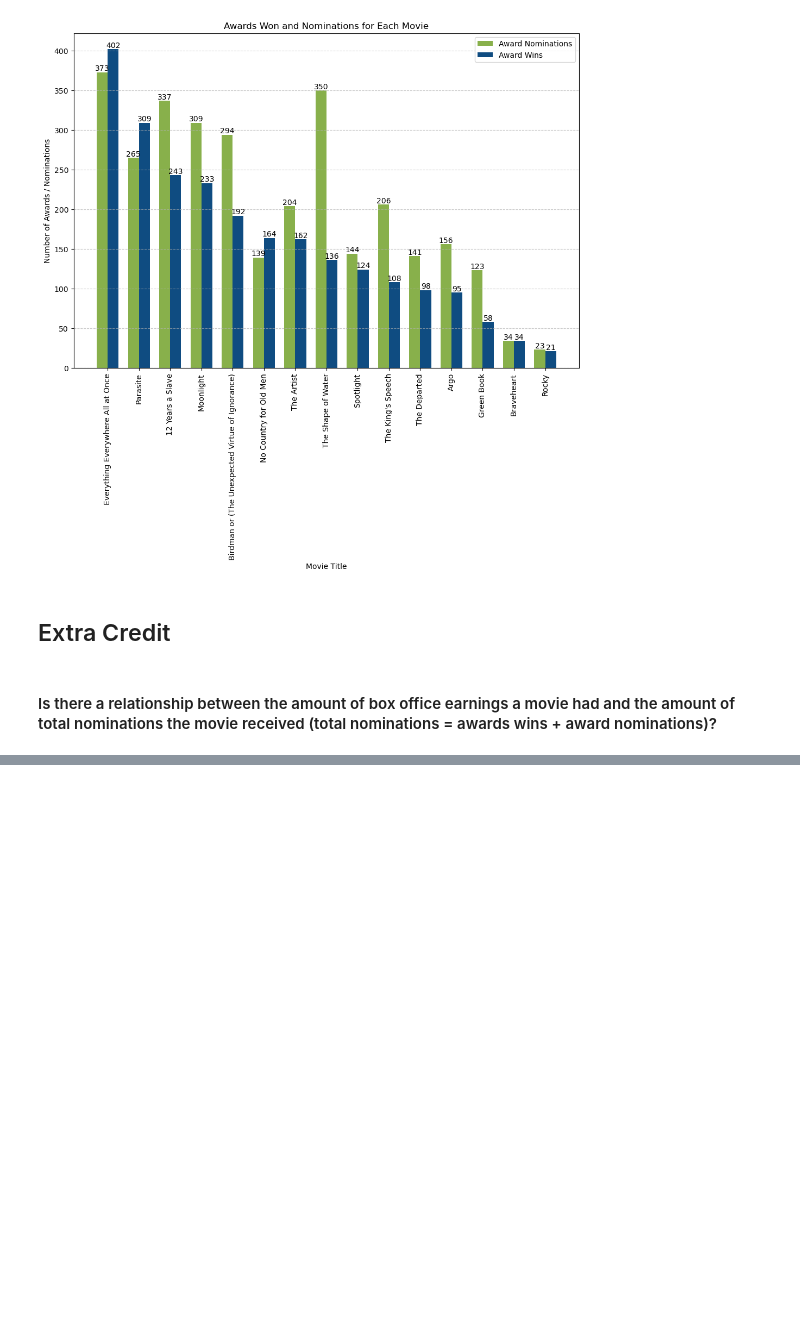
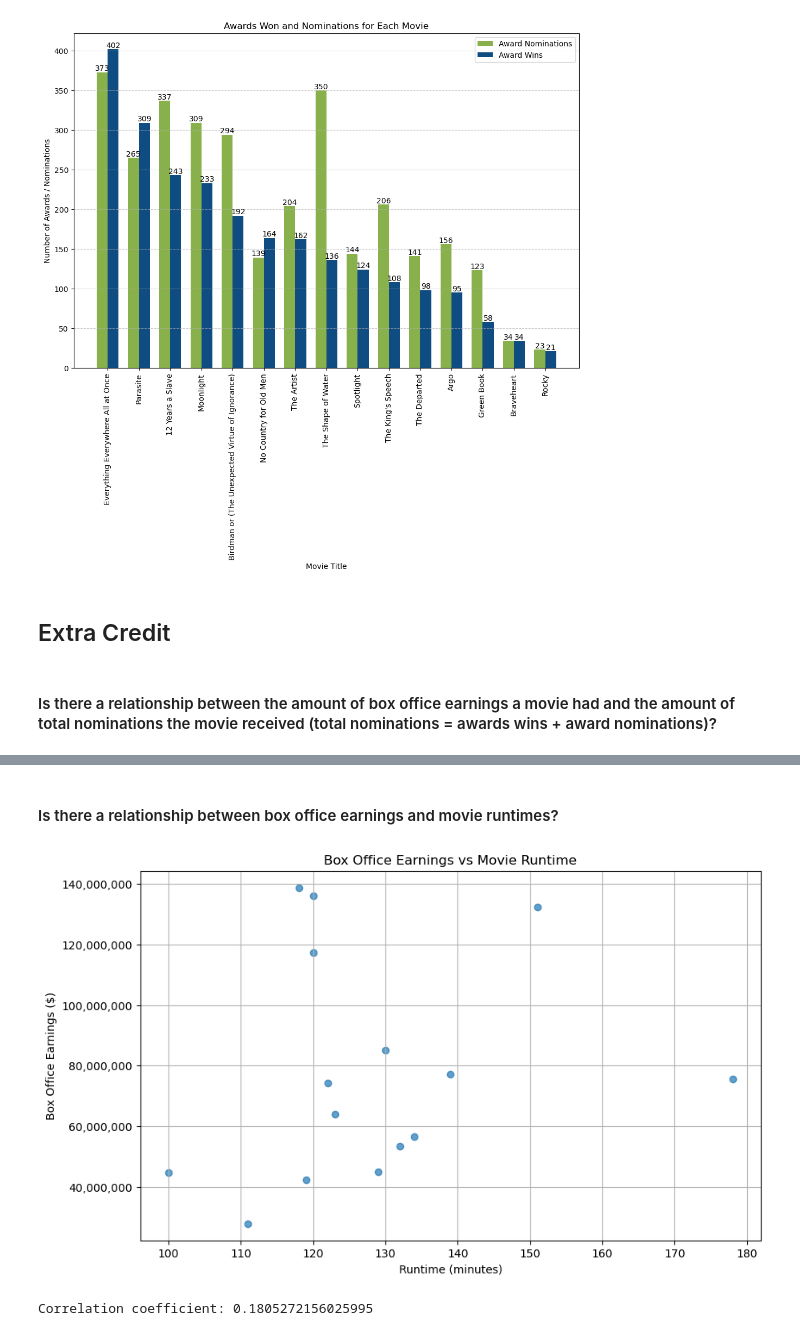
Before and after one commit to nseitler/movie-api-analysis, a Jupyter notebook: movie_analysis.ipynb, the cells around one changed output, grey strips where cells are left out. Cells and saved outputs as stored; diff of their text form; code cells hidden in the pictures; blank space fills up the shorter version.

```diff
--- a/movie_analysis.ipynb
+++ b/movie_analysis.ipynb
@@ -127 +130,20 @@ print(f"Correlation coefficient: {correlation_2}")
 Correlation coefficient: -0.48704402521260604
+# %% [markdown]
+#### Is there a relationship between box office earnings and movie runtimes?
+# %%
+plt.figure(figsize=(10, 6))
+plt.scatter(movies_df['Runtime'], movies_df['Box Office'], alpha=0.7)
+plt.title('Box Office Earnings vs Movie Runtime')
+plt.xlabel('Runtime (minutes)')
+plt.ylabel('Box Office Earnings ($)')
+
+plt.gca().yaxis.set_major_formatter(FuncFormatter(lambda x, _: f'{int(x):,}'))
+
+plt.grid(True)
+plt.show()
+
+correlation = movies_df['Runtime'].corr(movies_df['Box Office'])
+print(f"Correlation coefficient: {correlation}")
+# %% [output]
+[figure, added]
+Correlation coefficient: 0.1805272156025995
```
Also changed, not shown: parts of 5 cells of this notebook.
